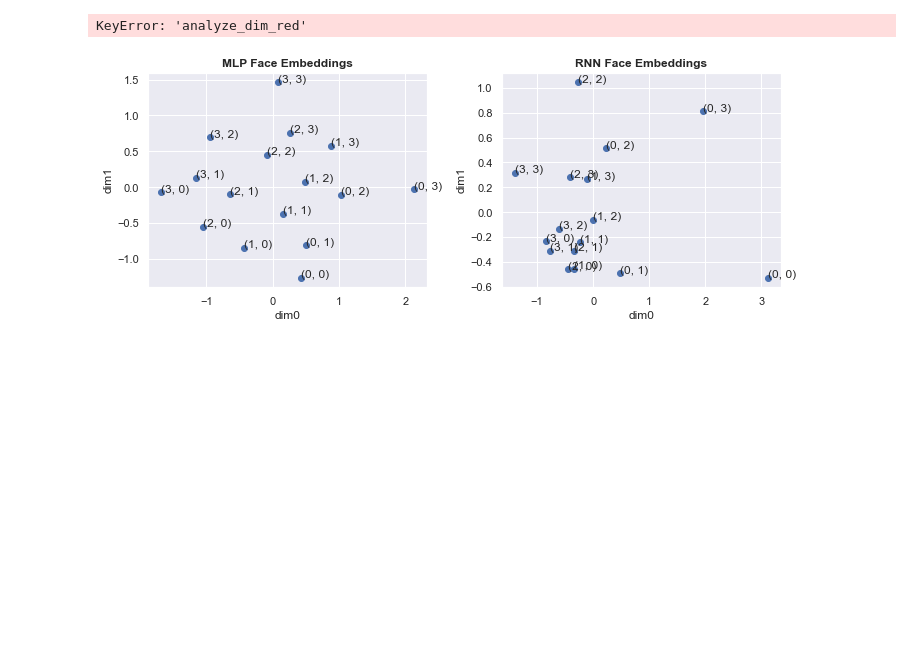
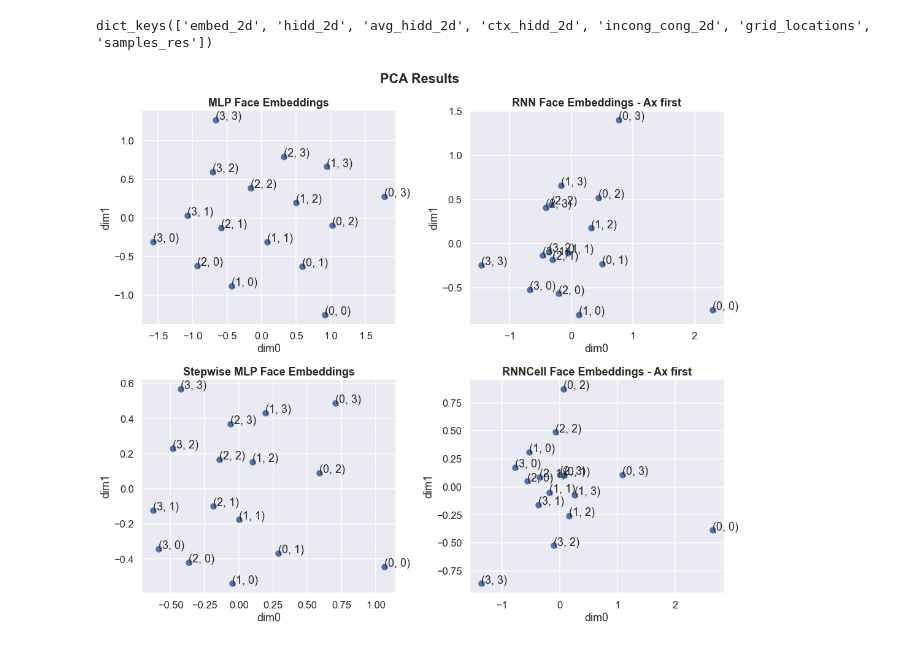
Before and after one commit to MaryZolfaghar/WCSLS, a Jupyter notebook: notebooks/results_pca.ipynb, the cells around one changed output. Cells and saved outputs as stored; diff of their text form; code cells hidden in the pictures; blank space fills up the shorter version.

```diff
--- a/notebooks/results_pca.ipynb
+++ b/notebooks/results_pca.ipynb
@@ -12,15 +12,19 @@ sns.set_context("talk")
 ctx_order = 'first'
 ctx_order_str = 'ctxF'
 analyze_name = 'analyze_dim_red'
+dimred_method = 'pca'
 # %%
-with open('../../results/%s_results_mlp.P' %(analyze_name), 'rb') as f:
+with open('../../results/%s_%s_results_mlp.P' %(analyze_name, dimred_method), 'rb') as f:
     mlp_results = pickle.load(f)
 
-# with open('../../results/%s_%s_results_rnn.P' %(analyze_name, ctx_order_str), 'rb') as f:
-#     rnn_results = pickle.load(f)
+with open('../../results/%s_%s_%s_results_rnn.P' %(analyze_name, dimred_method, ctx_order_str), 'rb') as f:
+    rnn_results = pickle.load(f)
 
-# with open('../../results/%s_%s_results_rnncell.P' %(analyze_name, ctx_order_str), 'rb') as f:
-#     rnncell_results = pickle.load(f)
+with open('../../results/%s_%s_%s_results_rnncell.P' %(analyze_name, dimred_method, ctx_order_str), 'rb') as f:
+    rnncell_results = pickle.load(f)
 
-with open('../../results/%s_results_stepwisemlp.P' %(analyze_name), 'rb') as f:
+with open('../../results/%s_%s_results_stepwisemlp.P' %(analyze_name, dimred_method), 'rb') as f:
     swmlp_results = pickle.load(f)
+
+# with open('../../results/%s_%s_results.P' %(analyze_name, dimred_method), 'rb') as f:
+#     results = pickle.load(f)
@@ -31,8 +30,0 @@ swmlp_results
-# %%
-mlp_runs     = dict_to_list(mlp_results, analyze_name)
-# rnn_runs     = dict_to_list(rnn_results, analyze_name)
-# rnncell_runs = dict_to_list(rnncell_results, analyze_name)
-# swmlp_runs   = dict_to_list(swmlp_results, analyze_name)
-mlp_runs.keys()
-# %% [output]
-KeyError: 'analyze_dim_red'
@@ -50,38 +31,65 @@ dist_mlp = rnn_results['dist_results']
+# %%
+mlp_results.keys()
+# %% [output]
+dict_keys(['embed_2d', 'hidd_2d', 'avg_hidd_2d', 'ctx_hidd_2d', 'incong_cong_2d', 'grid_locations', 'samples_res'])
 # %%
 # n_states = embed_2d_mlp.shape[0]
 locs = [(i,j) for i in range(4) for j in range(4)]
 dim1, dim2 = 0, 1
 # %%
-fig, axs = plt.subplots(1, 2, figsize=[10,4])
+fig, axs = plt.subplots(2, 2, figsize=[15,13])
+
 # plot embeddins
 # mlp
-embed_2d = pca_mlp['embed_2d']
-ax = axs[0]
+embed_2d = mlp_results['embed_2d']
+ax = axs[0][0]
 ax.scatter(embed_2d[:, dim1], embed_2d[:, dim2], color='b')
 for i, loc in enumerate(locs):
     text = str(loc)
     ax.annotate(text, (embed_2d[i, dim1], embed_2d[i, dim2]))
 ax.set_title("MLP Face Embeddings", fontweight='bold')
-ax.set_xlabel('dim%s' %(dim1))
-ax.set_ylabel('dim%s' %(dim2))
 
-# rnn
-embed_2d = pca_rnn['embed_2d']
-ax = axs[1]
+# RNN
+embed_2d = rnn_results['embed_2d']
+ax = axs[0][1]
 ax.scatter(embed_2d[:, dim1], embed_2d[:, dim2], color='b')
 for i, loc in enumerate(locs):
     text = str(loc)
     ax.annotate(text, (embed_2d[i, dim1], embed_2d[i, dim2]))
-ax.set_title("RNN Face Embeddings", fontweight='bold')
-ax.set_xlabel('dim%s' %(dim1))
-ax.set_ylabel('dim%s' %(dim2))
+ax.set_title("RNN Face Embeddings - Ax %s" %(ctx_order), fontweight='bold')
 
 
-fig_str = '%s_pca_results_both_models_embeds' %(ctx_order_str)
+# Stepwise MLP
+embed_2d = swmlp_results['embed_2d']
+ax = axs[1][0]
+ax.scatter(embed_2d[:, dim1], embed_2d[:, dim2], color='b')
+for i, loc in enumerate(locs):
+    text = str(loc)
+    ax.annotate(text, (embed_2d[i, dim1], embed_2d[i, dim2]))
+ax.set_title("Stepwise MLP Face Embeddings", fontweight='bold')
+
+
+# RNNCell
+embed_2d = rnncell_results['embed_2d']
+ax = axs[1][1]
+ax.scatter(embed_2d[:, dim1], embed_2d[:, dim2], color='b')
+for i, loc in enumerate(locs):
+    text = str(loc)
+    ax.annotate(text, (embed_2d[i, dim1], embed_2d[i, dim2]))
+ax.set_title("RNNCell Face Embeddings - Ax %s" %(ctx_order), fontweight='bold')
+
+
+for ax in axs.flatten():
+    ax.set_xlabel('dim%s' %(dim1))
+    ax.set_ylabel('dim%s' %(dim2))
+
+fig_str = '%s_pca_results_all_models_embeds' %(ctx_order_str)
 fig.suptitle('PCA Results', fontweight='bold')
 plt.tight_layout()
-fig.savefig(('../../figures/' + fig_str + '.jpg'),
+fig.savefig(('../../figures/' + fig_str + '.pdf'),
             bbox_inches = 'tight', pad_inches = 0)
+fig.savefig(('../../figures/' + fig_str + '.png'),
+            bbox_inches = 'tight', pad_inches = 0)
 # %% [output]
-[figure, old version]
+[figure, new version]
 # %%
```
Also changed, not shown: parts of 6 cells of this notebook, 18 other files.
